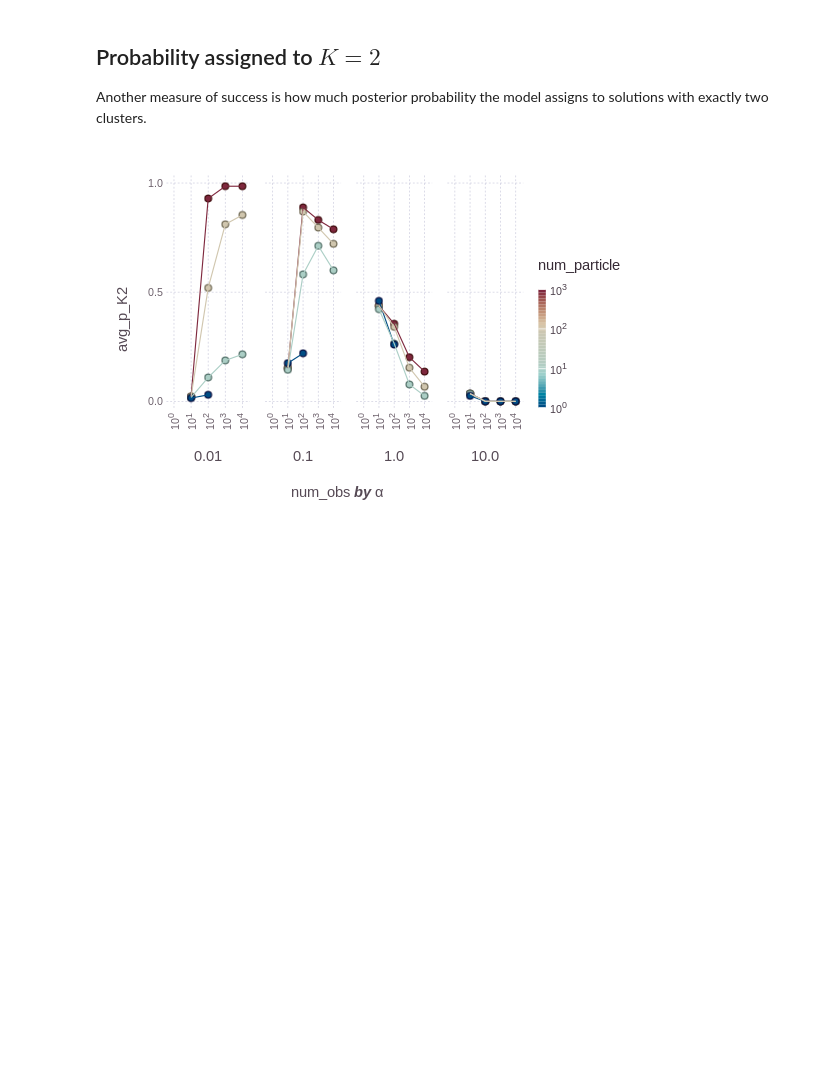
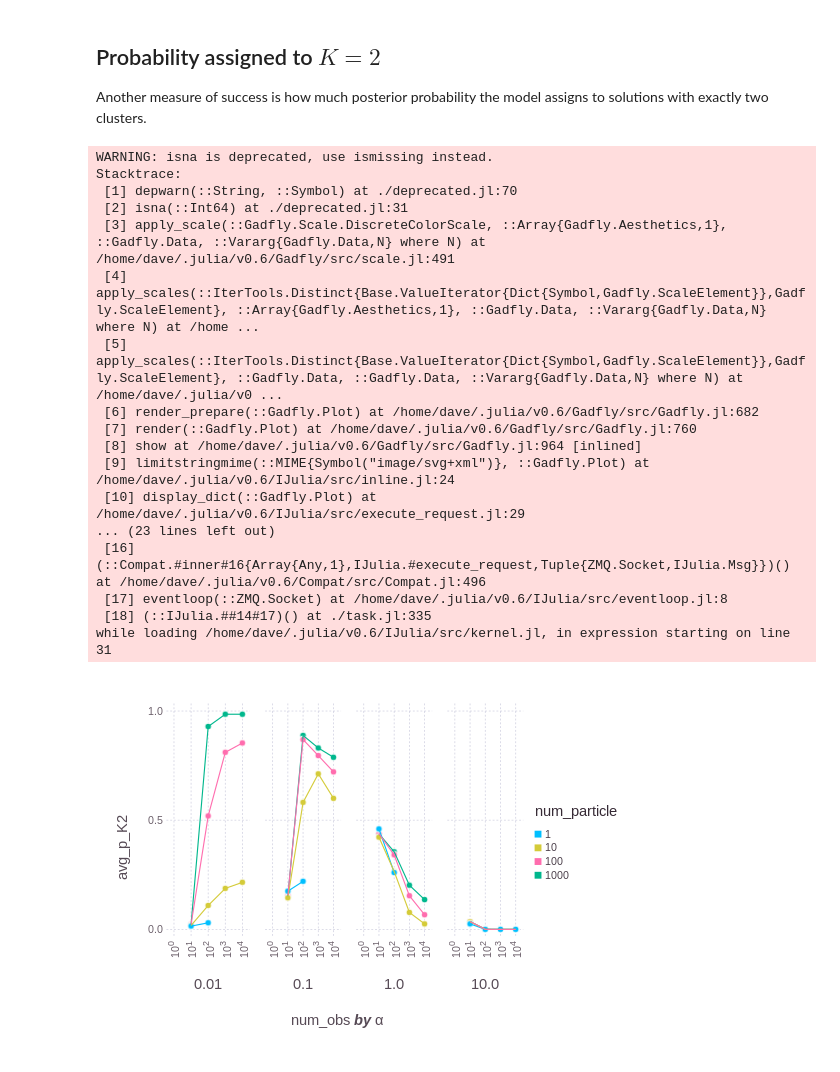
Before and after one commit to kleinschmidt/cogsci-particle-learn, a Jupyter notebook: cogcsi-notebook.ipynb, the cells around one changed output. Cells and saved outputs as stored; diff of their text form; code cells hidden in the pictures; blank space fills up the shorter version.

```diff
--- a/cogcsi-notebook.ipynb
+++ b/cogcsi-notebook.ipynb
@@ -151,6 +151,23 @@ plot(run2_summary, x=:num_obs, y=:avg_K_mean, color=:num_particle, xgroup=:α,
 Another measure of success is how much posterior probability the model assigns to solutions with exactly two clusters.
 # %%
 plot(run2_summary, x=:num_obs, y=:avg_p_K2, color=:num_particle, xgroup=:α,
-     Geom.subplot_grid(Geom.line, Geom.point), Scale.x_log10, Scale.color_log10)
+     Geom.subplot_grid(Geom.line, Geom.point), Scale.x_log10, Scale.color_discrete)
 # %% [output]
+WARNING: isna is deprecated, use ismissing instead.
+Stacktrace:
+ [1] depwarn(::String, ::Symbol) at ./deprecated.jl:70
+ [2] isna(::Int64) at ./deprecated.jl:31
+ [3] apply_scale(::Gadfly.Scale.DiscreteColorScale, ::Array{Gadfly.Aesthetics,1}, ::Gadfly.Data, ::Vararg{Gadfly.Data,N} where N) at /home/dave/.julia/v0.6/Gadfly/src/scale.jl:491
+ [4] apply_scales(::IterTools.Distinct{Base.ValueIterator{Dict{Symbol,Gadfly.ScaleElement}},Gadfly.ScaleElement}, ::Array{Gadfly.Aesthetics,1}, ::Gadfly.Data, ::Vararg{Gadfly.Data,N} where N) at /home ...
+ [5] apply_scales(::IterTools.Distinct{Base.ValueIterator{Dict{Symbol,Gadfly.ScaleElement}},Gadfly.ScaleElement}, ::Gadfly.Data, ::Gadfly.Data, ::Vararg{Gadfly.Data,N} where N) at /home/dave/.julia/v0 ...
+ [6] render_prepare(::Gadfly.Plot) at /home/dave/.julia/v0.6/Gadfly/src/Gadfly.jl:682
+ [7] render(::Gadfly.Plot) at /home/dave/.julia/v0.6/Gadfly/src/Gadfly.jl:760
+ [8] show at /home/dave/.julia/v0.6/Gadfly/src/Gadfly.jl:964 [inlined]
+ [9] limitstringmime(::MIME{Symbol("image/svg+xml")}, ::Gadfly.Plot) at /home/dave/.julia/v0.6/IJulia/src/inline.jl:24
+ [10] display_dict(::Gadfly.Plot) at /home/dave/.julia/v0.6/IJulia/src/execute_request.jl:29
+... (23 lines left out)
+ [16] (::Compat.#inner#16{Array{Any,1},IJulia.#execute_request,Tuple{ZMQ.Socket,IJulia.Msg}})() at /home/dave/.julia/v0.6/Compat/src/Compat.jl:496
+ [17] eventloop(::ZMQ.Socket) at /home/dave/.julia/v0.6/IJulia/src/eventloop.jl:8
+ [18] (::IJulia.##14#17)() at ./task.jl:335
+while loading /home/dave/.julia/v0.6/IJulia/src/kernel.jl, in expression starting on line 31
-[figure, old version]
+[figure, new version]
```
Also changed, not shown: parts of 7 cells of this notebook.
